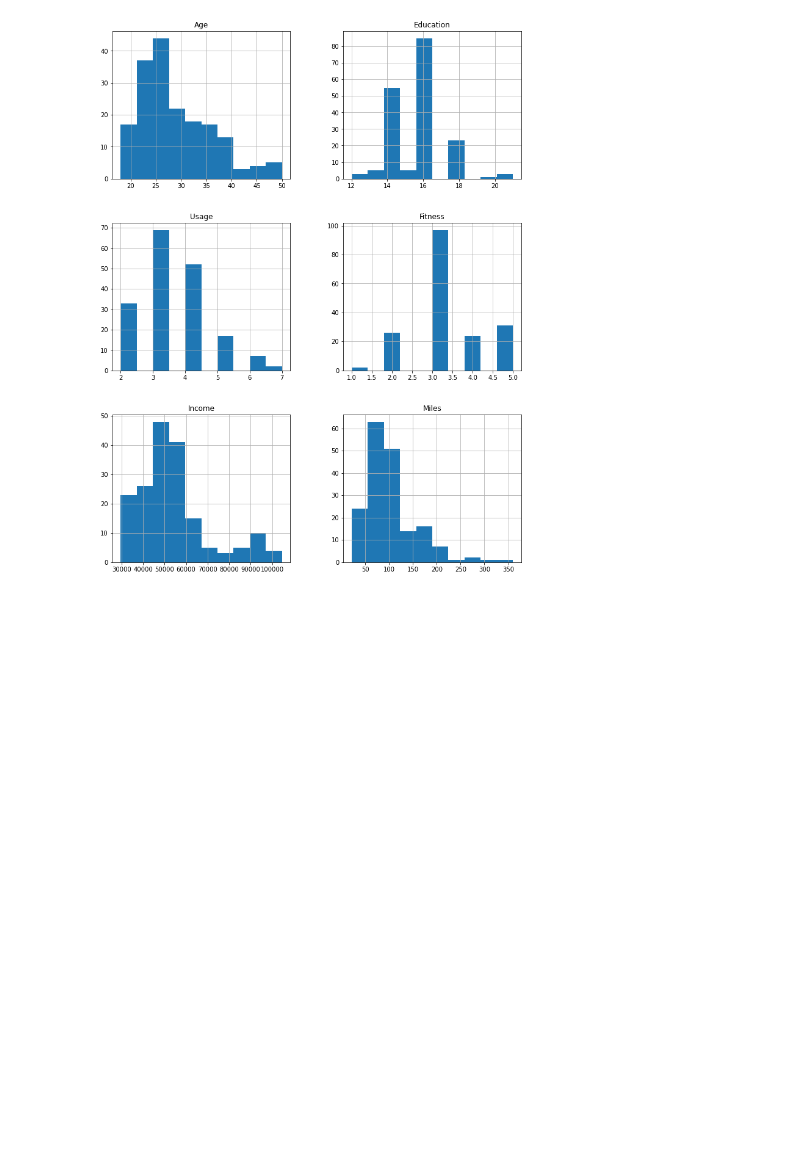
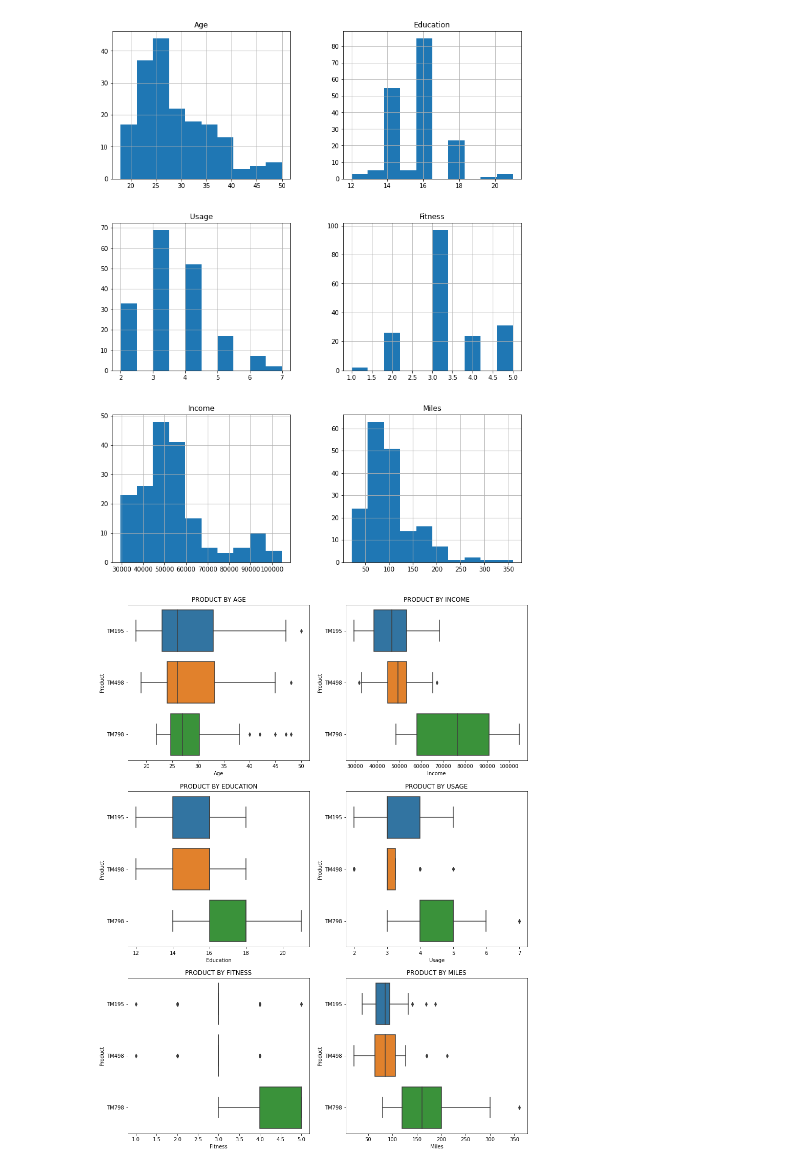
Before and after one commit to patrickamwayi/casestudy-for-cardio-good-fitness, a Jupyter notebook: casestudy-for-cardio-good-fitness.ipynb, the cells around one changed output. Cells and saved outputs as stored; diff of their text form; code cells hidden in the pictures; blank space fills up the shorter version.

```diff
--- a/casestudy-for-cardio-good-fitness.ipynb
+++ b/casestudy-for-cardio-good-fitness.ipynb
@@ -100,2 +101,15 @@ plt.show()
 # %% [output]
 [figure]
+# %%
+# Bivariate analysis for the Product against variables on a boxplot using a for loop
+fig1, axes1 =plt.subplots(3,2,figsize=(14, 19))
+list1_col=['Age','Income','Education','Usage','Fitness','Miles']
+
+for i in range(len(list1_col)):
+    row=i//2
+    col=i%2
+    ax=axes1[row,col]
+
+    sns.boxplot(df[list1_col[i]],df['Product'],ax=ax).set(title='PRODUCT BY ' + list1_col[i].upper()  )
+# %% [output]
+[figure, added]
```
Also changed, not shown: parts of 1 cell of this notebook.
